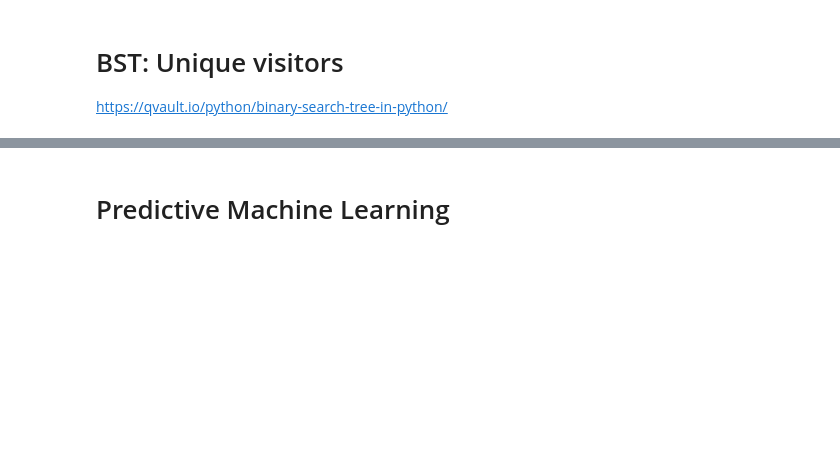
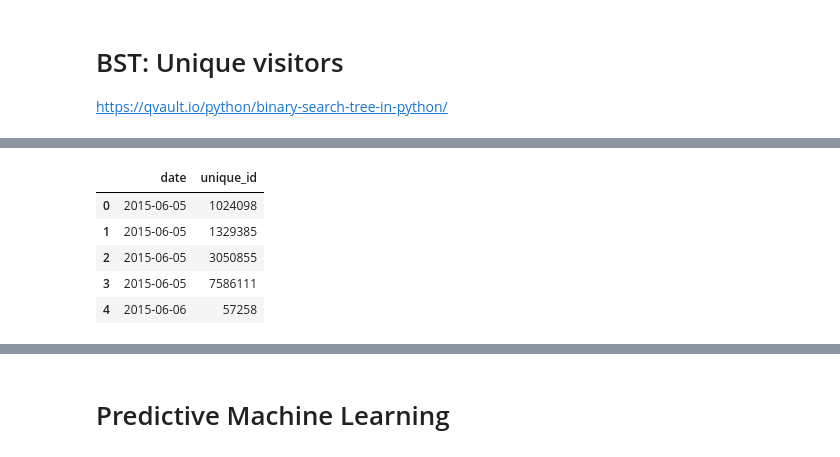
Before and after one commit to AmirZahre/Github_Org_Repo_Analysis, a Jupyter notebook: astronomer_V1.ipynb, the cells around one changed output, grey strips where cells are left out. Drawn from its saved outputs; the diff is of its cells as text; code cells hidden in the pictures; blank space fills up the shorter version.

```diff
--- a/astronomer_V1.ipynb
+++ b/astronomer_V1.ipynb
@@ -585,3 +585,6 @@ def printTree(node, level=0):
 
 # https://stackoverflow.com/questions/34012886/print-binary-tree-level-by-level-in-python
 # https://qvault.io/python/binary-search-tree-in-python/
+# %%
+for index, row in df[:10].iterrows():
+    print(row[5].date())
@@ -588,3 +602,38 @@ def printTree(node, level=0):
+# %%
+# Reverse the df so that the earliest case is at the beginning
+df_rev = df.iloc[::-1]
+
+'''
+Cycle through each ID and add to the BST
+If the ID exists, that will be a repeat visitor
+If the ID does NOT exist, it is a unique visitor.
+If it is a unique visitor, incriment +1 for the respective Month, Year
+'''
+unique_ID = []
+unique_date = []
+bst = BSTNode()
+
+
+for index, row in df_rev.iterrows():
+    if bst.exists(row[1]) == False:
+        unique_date.append(row[5].date())
+        unique_ID.append(row[1])
+    bst.insert(row[1])
+
+
+
+x = pd.Series(unique_date)
+y = pd.Series(unique_ID)
+df_unique = pd.concat([x,y], axis=1, keys=headers)
+# %%
+df_unique.head()
+# %% [output]
+|  | date | unique_id |
+| 0 | 2015-06-05 | 1024098 |
+| 1 | 2015-06-05 | 1329385 |
+| 2 | 2015-06-05 | 3050855 |
+| 3 | 2015-06-05 | 7586111 |
+| 4 | 2015-06-06 | 57258 |
 # %%
 # Reverse the df so that the earliest case is at the beginning
 df_rev = df.iloc[::-1]
```
Also changed, not shown: parts of 7 cells of this notebook.
